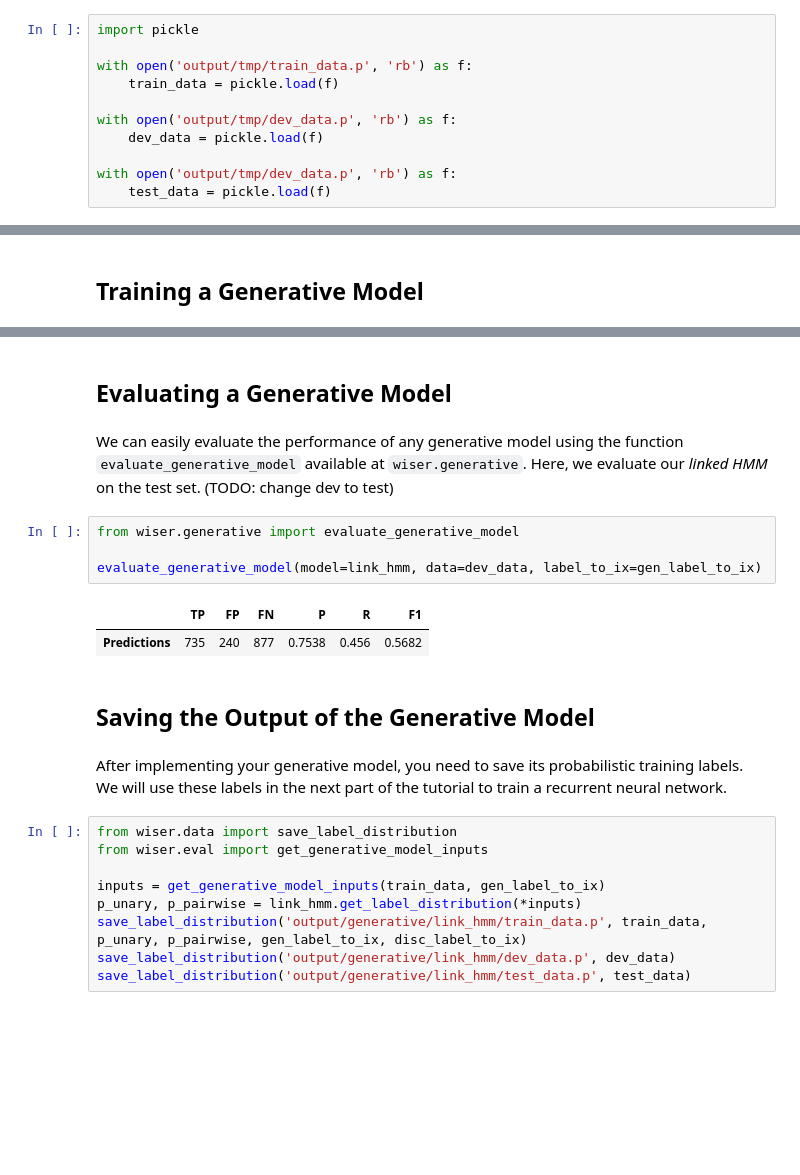
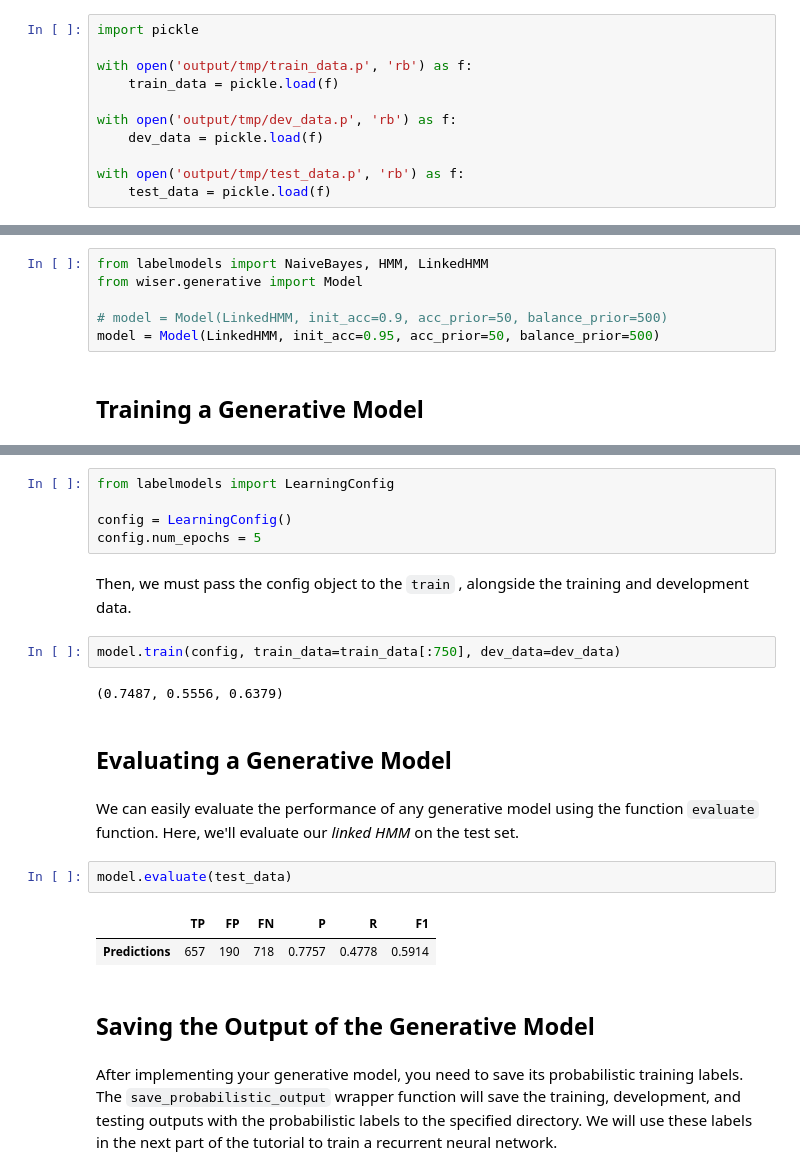
Before and after one commit to BatsResearch/wiser, a Jupyter notebook: tutorials/introduction/Intro Tutorial 2 - Generative Models.ipynb, the cells around one changed output, grey strips where cells are left out. Saved outputs shown, nothing was run; the diff lists cells and outputs as text; blank space fills up the shorter version.

```diff
--- a/tutorials/introduction/Intro Tutorial 2 - Generative Models.ipynb
+++ b/tutorials/introduction/Intro Tutorial 2 - Generative Models.ipynb
@@ -15,7 +15,7 @@ with open('output/tmp/train_data.p', 'rb') as f:
 with open('output/tmp/dev_data.p', 'rb') as f:
     dev_data = pickle.load(f)
 
-with open('output/tmp/dev_data.p', 'rb') as f:
+with open('output/tmp/test_data.p', 'rb') as f:
     test_data = pickle.load(f)
 # %% [markdown]
 ## Reinspecting Data
@@ -49,3 +55,9 @@ link_hmm = LinkedHMM(len(gen_label_to_ix)-1, len(tagging_rules), len(linking_rul
+# %%
+from labelmodels import NaiveBayes, HMM, LinkedHMM
+from wiser.generative import Model
+
+# model = Model(LinkedHMM, init_acc=0.9, acc_prior=50, balance_prior=500)
+model = Model(LinkedHMM, init_acc=0.95, acc_prior=50, balance_prior=500)
 # %% [markdown]
 ## Training a Generative Model
 # %% [markdown]
@@ -59,24 +65,24 @@ p, r, f1 = train_generative_model(link_hmm, train_data, dev_data, epochs=1, labe
+# %%
+from labelmodels import LearningConfig
+
+config = LearningConfig()
+config.num_epochs = 5
+# %% [markdown]
+Then, we must pass the config object to the ``train`` , alongside the training and development data.
+# %%
+model.train(config, train_data=train_data[:750], dev_data=dev_data)
+# %% [output]
+(0.7487, 0.5556, 0.6379)
 # %% [markdown]
 ## Evaluating a Generative Model
 # %% [markdown]
-We can easily evaluate the performance of any generative model using the function ``evaluate_generative_model`` available at ``wiser.generative``. Here, we evaluate our *linked HMM* on the test set. (TODO: change dev to test)
+We can easily evaluate the performance of any generative model using the function ``evaluate`` function. Here, we'll evaluate our *linked HMM* on the test set.
-# %%
-from wiser.generative import evaluate_generative_model
-
-evaluate_generative_model(model=link_hmm, data=dev_data, label_to_ix=gen_label_to_ix)
-# %% [output]
-|  | TP | FP | FN | P | R | F1 |
-| Predictions | 735 | 240 | 877 | 0.7538 | 0.456 | 0.5682 |
+# %%
+model.evaluate(test_data)
+# %% [output]
+|  | TP | FP | FN | P | R | F1 |
+| Predictions | 657 | 190 | 718 | 0.7757 | 0.4778 | 0.5914 |
 # %% [markdown]
 ## Saving the Output of the Generative Model
 # %% [markdown]
-After implementing your generative model, you need to save its probabilistic training labels. We will use these labels in the next part of the tutorial to train a recurrent neural network.
+After implementing your generative model, you need to save its probabilistic training labels. The ``save_probabilistic_output`` wrapper function will save the training, development, and testing outputs with the probabilistic labels to the specified directory. We will use these labels in the next part of the tutorial to train a recurrent neural network.
-# %%
-from wiser.data import save_label_distribution
-from wiser.eval import get_generative_model_inputs
-
-inputs = get_generative_model_inputs(train_data, gen_label_to_ix)
-p_unary, p_pairwise = link_hmm.get_label_distribution(*inputs)
-save_label_distribution('output/generative/link_hmm/train_data.p', train_data, p_unary, p_pairwise, gen_label_to_ix, disc_label_to_ix)
-save_label_distribution('output/generative/link_hmm/dev_data.p', dev_data)
-save_label_distribution('output/generative/link_hmm/test_data.p', test_data)
```
Also changed, not shown: parts of 10 cells of this notebook, 10 other files.
